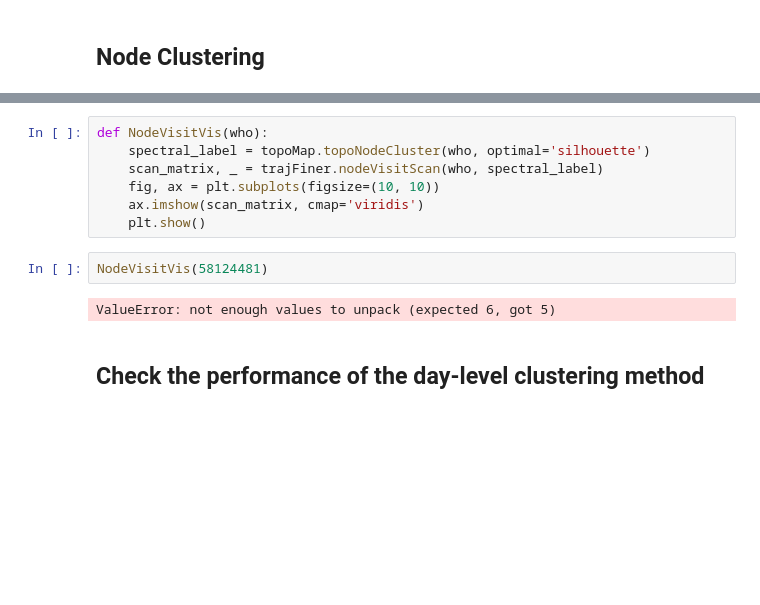
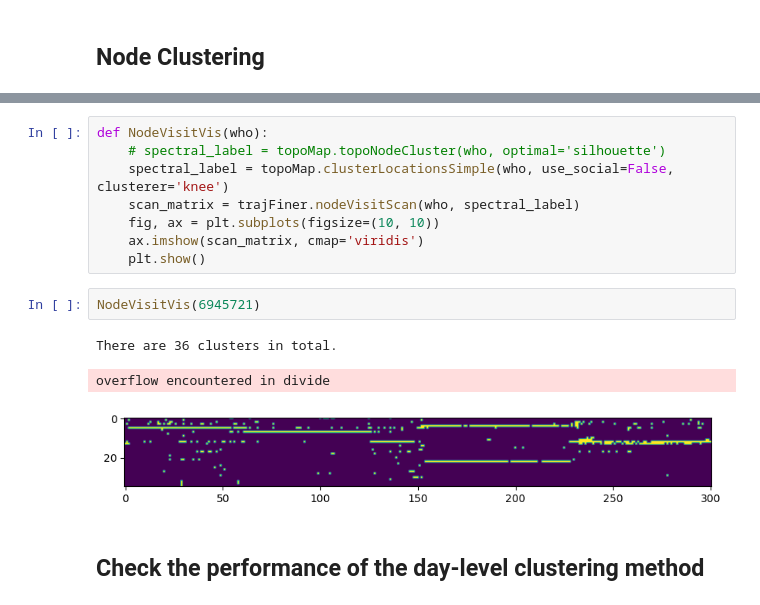
Before and after one commit to Cover-WU/UrbanCog-IRL, a Jupyter notebook: Analysis/TopoMapVis.ipynb, the cells around one changed output, grey strips where cells are left out. Drawn from its saved outputs; the diff is of its cells as text; blank space fills up the shorter version.

Commit message:
Finish the clustering simplification from location id to node.

```diff
--- a/Analysis/TopoMapVis.ipynb
+++ b/Analysis/TopoMapVis.ipynb
@@ -309,14 +332,17 @@ There are 14 clusters in total.
 # %%
 def NodeVisitVis(who):
-    spectral_label = topoMap.topoNodeCluster(who, optimal='silhouette')
-    scan_matrix, _ = trajFiner.nodeVisitScan(who, spectral_label)
+    # spectral_label = topoMap.topoNodeCluster(who, optimal='silhouette')
+    spectral_label = topoMap.clusterLocationsSimple(who, use_social=False, clusterer='knee')
+    scan_matrix = trajFiner.nodeVisitScan(who, spectral_label)
     fig, ax = plt.subplots(figsize=(10, 10))
     ax.imshow(scan_matrix, cmap='viridis')
     plt.show()
 # %%
-NodeVisitVis(58124481)
+NodeVisitVis(6945721)
 # %% [output]
-ValueError: not enough values to unpack (expected 6, got 5)
+There are 36 clusters in total.
+overflow encountered in divide
+[figure, added]
 # %% [markdown]
 ## Check the performance of the day-level clustering method
 # %%
```
Also changed, not shown: parts of 6 cells of this notebook, 5 other files.
